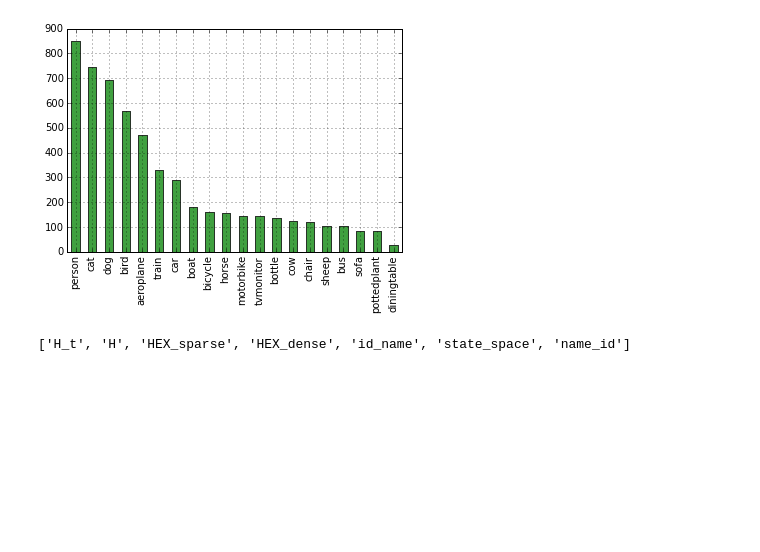
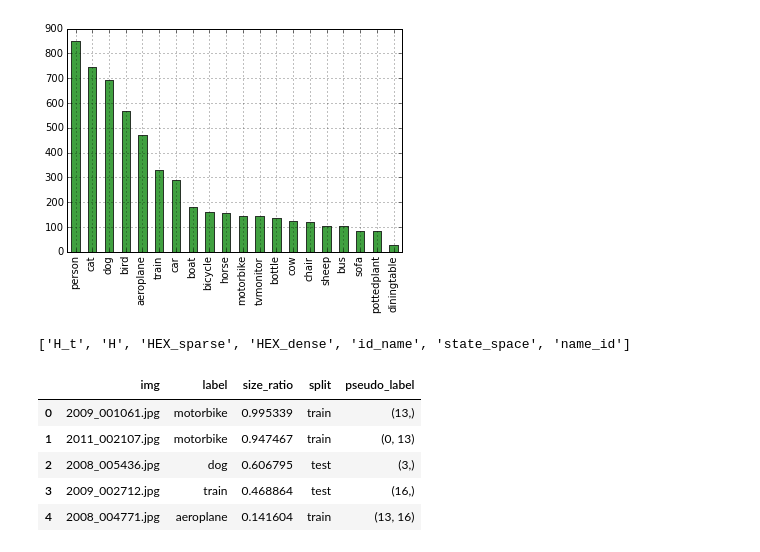
Before and after one commit to liboyin/iucg, a Jupyter notebook: preprocess.ipynb, the cells around one changed output. Cells and saved outputs as stored; diff of their text form; code cells hidden in the pictures; blank space fills up the shorter version.

Commit message:
removed PyCharm cache, fixed pseudo-lebel in a list problem

```diff
--- a/preprocess.ipynb
+++ b/preprocess.ipynb
@@ -99,7 +99,16 @@ def build_pseudo_labels(hex_data):
 # %%
 name_id = hex_data['name_id']
 id_pseudo_labels = build_pseudo_labels(hex_data)
-df['pseudo_label'] = [random.sample(id_pseudo_labels[name_id[x]], 1) for x in df['label']]
+df['pseudo_label'] = [random.sample(id_pseudo_labels[name_id[x]], 1)[0] for x in df['label']]
 # %%
 with open('df.pickle', mode='wb') as h:
     pickle.dump(df, h)
+# %%
+df.head()
+# %% [output]
+|  | img | label | size_ratio | split | pseudo_label |
+| 0 | 2009_001061.jpg | motorbike | 0.995339 | train | (13,) |
+| 1 | 2011_002107.jpg | motorbike | 0.947467 | train | (0, 13) |
+| 2 | 2008_005436.jpg | dog | 0.606795 | test | (3,) |
+| 3 | 2009_002712.jpg | train | 0.468864 | test | (16,) |
+| 4 | 2008_004771.jpg | aeroplane | 0.141604 | train | (13, 16) |
```
Also changed, not shown: 2 other files.
